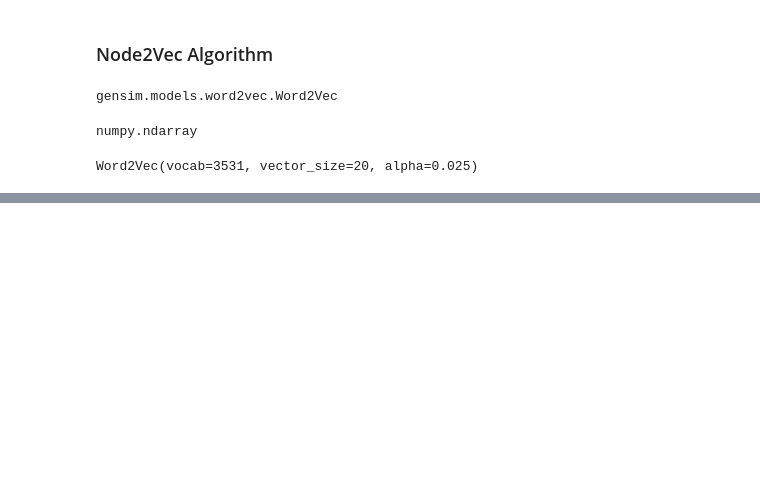
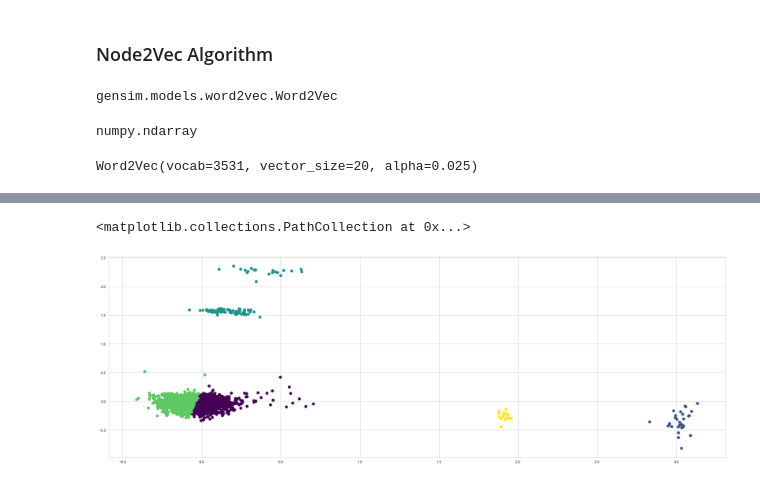
Before and after one commit to nebipeker/Analyzing-Transaction-Graphs-for-Price-Prediction-of-Bitcoin, a Jupyter notebook: Relevant/node2vec_implementation_template.ipynb, the cells around one changed output, grey strips where cells are left out. Cells and saved outputs as stored; diff of their text form; code cells hidden in the pictures; blank space fills up the shorter version.

```diff
--- a/Relevant/node2vec_implementation_template.ipynb
+++ b/Relevant/node2vec_implementation_template.ipynb
@@ -57,0 +132,9 @@ tsne = TSNE(n_components=2, random_state=7, perplexity=15)
+# %%
+kmeans = KMeans(n_clusters=5, random_state=0).fit(df_)
+# %%
+classes = kmeans.predict(df_)
+# %%
+plt.scatter(df_.iloc[:, 0], df_.iloc[:, 1], c=classes, s=50, cmap='viridis')
+# %% [output]
+<matplotlib.collections.PathCollection at 0x...>
+[figure, added]
```
Also changed, not shown: parts of 20 cells of this notebook, 5 other files.
